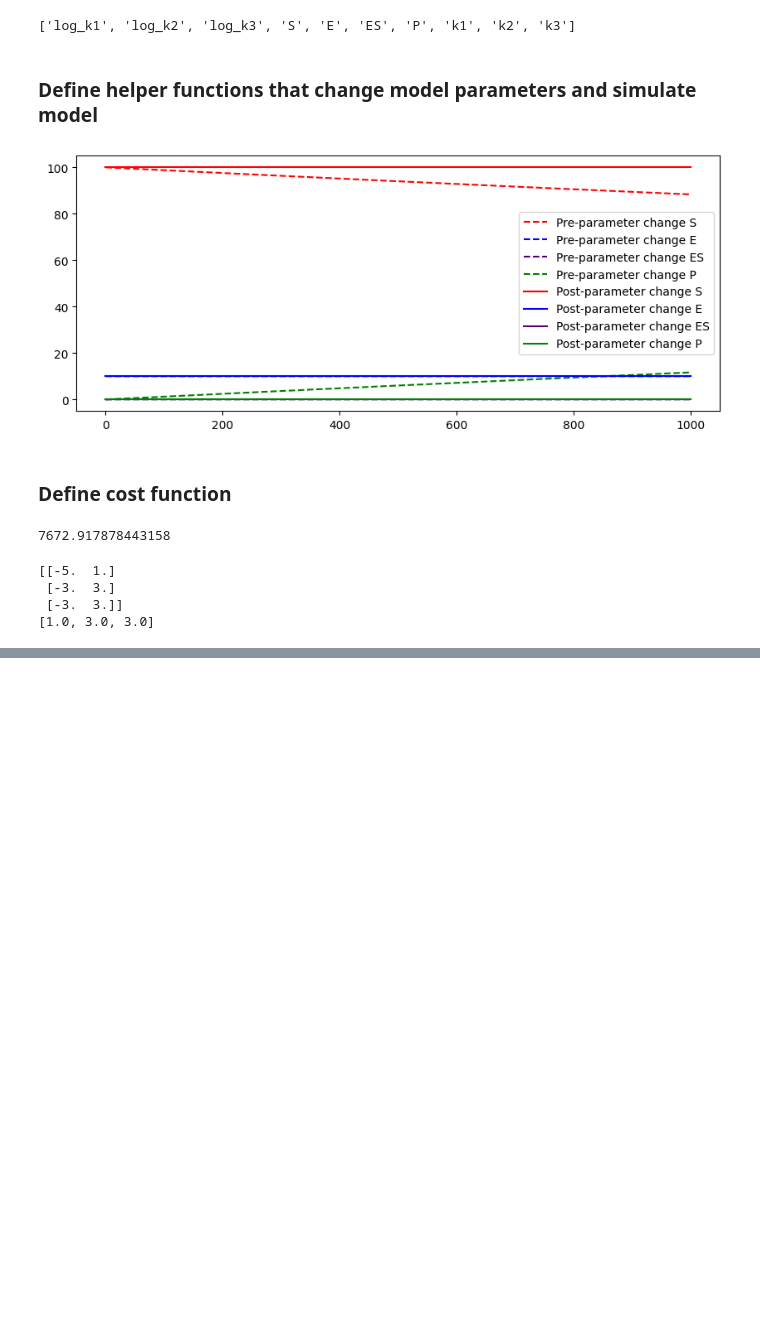
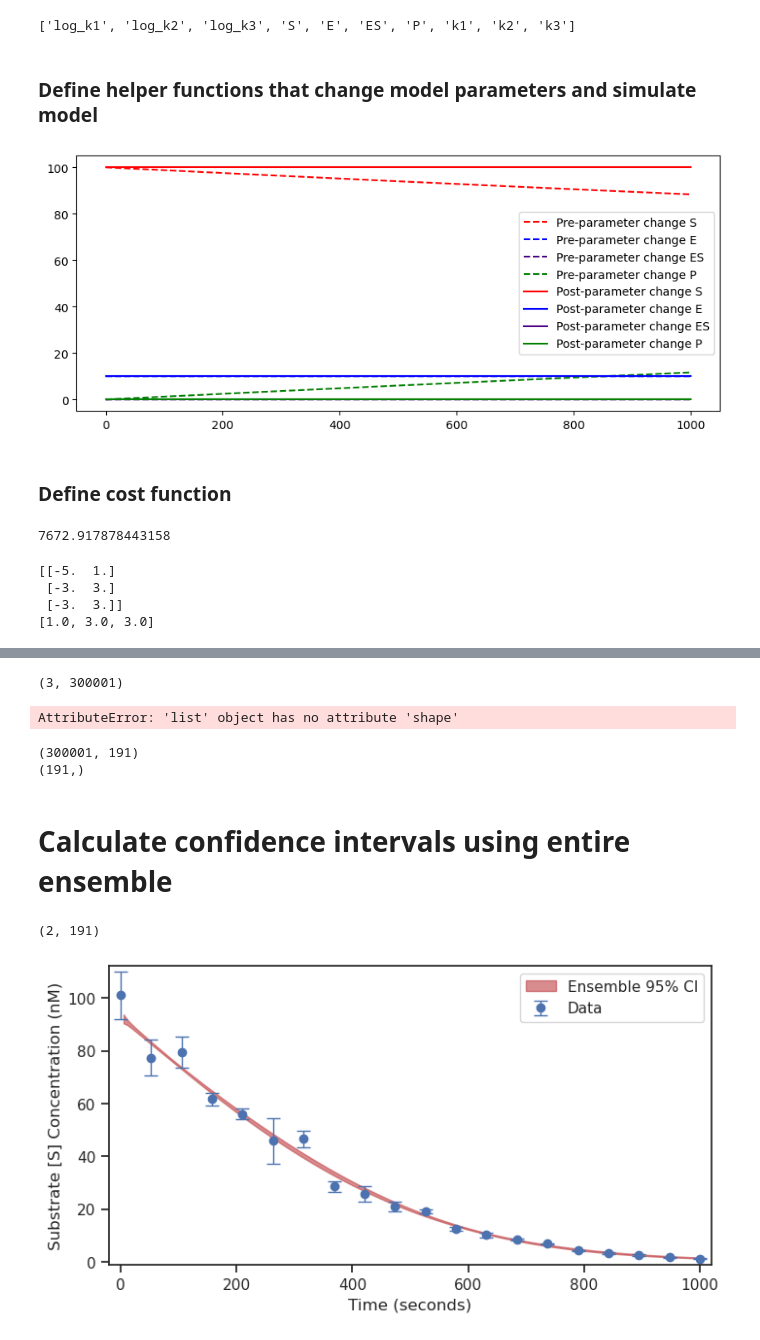
Before and after one commit to LarkinIt/ModelCalibrationExamples, a Jupyter notebook: Michaelis-Menten/mm_example.ipynb, the cells around one changed output, grey strips where cells are left out. Cells and saved outputs as stored; diff of their text form; code cells hidden in the pictures; blank space fills up the shorter version.

```diff
--- a/Michaelis-Menten/mm_example.ipynb
+++ b/Michaelis-Menten/mm_example.ipynb
@@ -203,0 +250,11 @@ store.write_result(bnd_result, 'mm_test.hdf5', overwrite=True, optimize=False, p
+# %%
+# Create the ensemble with the MCMC chain from parallel tempering with the real temperature.
+ensemble = Ensemble.from_sample(
+    result,
+    x_names=PARAMS,
+    remove_burn_in=True,
+    lower_bound=lb,
+    upper_bound=ub,
+)
+
+ensemble.check_identifiability()
@@ -203,0 +267,47 @@ store.write_result(bnd_result, 'mm_test.hdf5', overwrite=True, optimize=False, p
+# %%
+ensemble.x_vectors.shape
+# %% [output]
+(3, 300001)
+# %%
+# simple wrapper to calculate predict substrate trajectory given candidate parameter set
+def predict(params):
+    res = change_and_run(params)
+    guess_ts = res[:, 0]
+    guess_s = res[:, 1]
+    return guess_s
+
+trajs = [predict(x) for x in np.transpose(ensemble.x_vectors)]
+# %% [output]
+AttributeError: 'list' object has no attribute 'shape'
+# %%
+trajs = np.array(trajs)
+print(trajs.shape)
+means = np.mean(trajs, axis=0)
+print(means.shape)
+# %% [output]
+(300001, 191)
+(191,)
+# %% [markdown]
+# Calculate confidence intervals using entire ensemble
+# %%
+import scipy.stats as st
+
+ci = 0.95
+intervals = np.array(st.norm.interval(alpha=ci, loc=np.mean(trajs, axis=0), scale=np.std(trajs, axis=0)))
+print(intervals.shape)
+# %% [output]
+(2, 191)
+# %%
+sim_ts = np.linspace(0, duration, num=intervals.shape[1])
+
+plt.figure(figsize=(8,4)),
+
+# plot experimental data
+plt.errorbar(data_ts, data_means, yerr=data_stds, capsize=5, color="b", alpha=1.0, lw=0, marker="o", elinewidth=1, label='Data');
+# plot ensemble predictions
+plt.fill_between(sim_ts, intervals[0, :], intervals[1, :], alpha=0.65, color='r', label="Ensemble {pct:n}% CI".format(pct=ci*100))
+
+plt.xlabel("Time (seconds)"); plt.ylabel("Substrate [S] Concentration (nM)");
+plt.margins(x=0.02, y=0.02); plt.legend();
+# %% [output]
+[figure, added]
```
Also changed, not shown: parts of 11 cells of this notebook.
